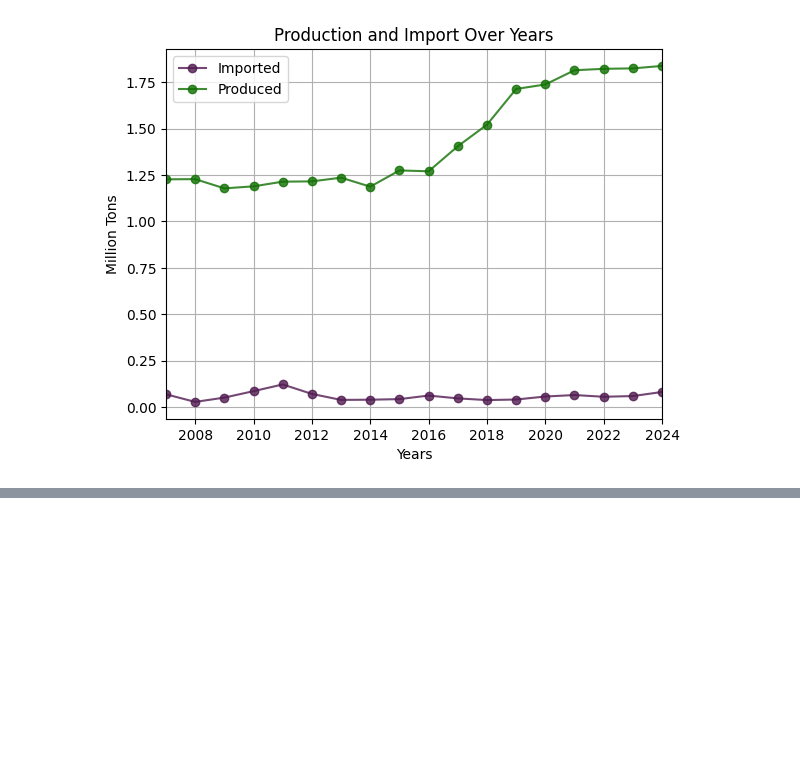
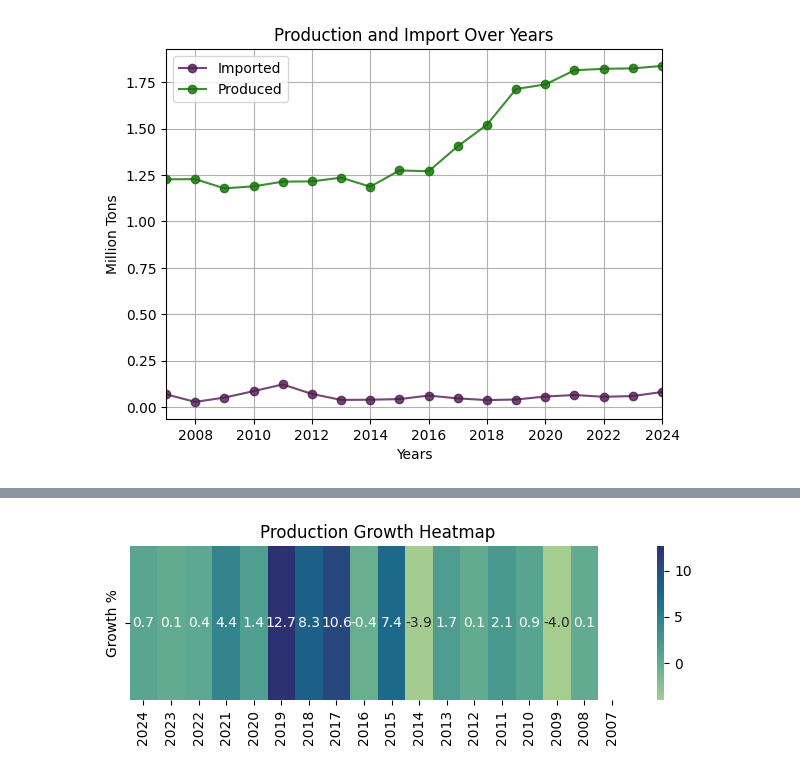
Before and after one commit to sananasgrv/idda-dataset-visualization-, a Jupyter notebook: All _Types_of_Reserves/core_base.ipynb, the cells around one changed output, grey strips where cells are left out. Cells and saved outputs as stored; diff of their text form; code cells hidden in the pictures; blank space fills up the shorter version.

```diff
--- a/core_base.ipynb
+++ b/All _Types_of_Reserves/core_base.ipynb
@@ -90,0 +92,4 @@ plt.show()
+# %%
+#Growth's chart
+df["Production_Growth_%"] = df["İstehsal (ton)"].pct_change(periods=-1) * 100
+df
@@ -90,0 +114,12 @@ plt.show()
+# %%
+import seaborn as sns
+
+plt.figure(figsize=(8,2))
+sns.heatmap([growth], annot=True, fmt=".1f",
+            cmap="crest", cbar=True,
+            xticklabels=df["Year"],
+            yticklabels=["Growth %"])
+plt.title("Production Growth Heatmap")
+plt.show()
+# %% [output]
+[figure, added]
```
Also changed, not shown: parts of 3 cells of this notebook, 1 other file.
